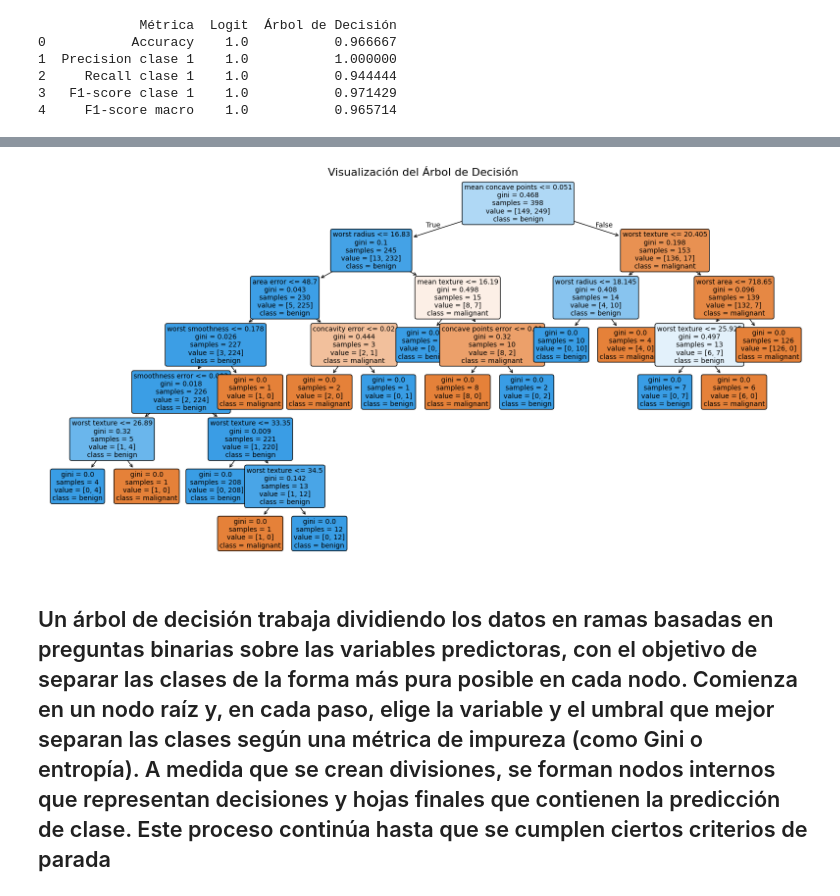
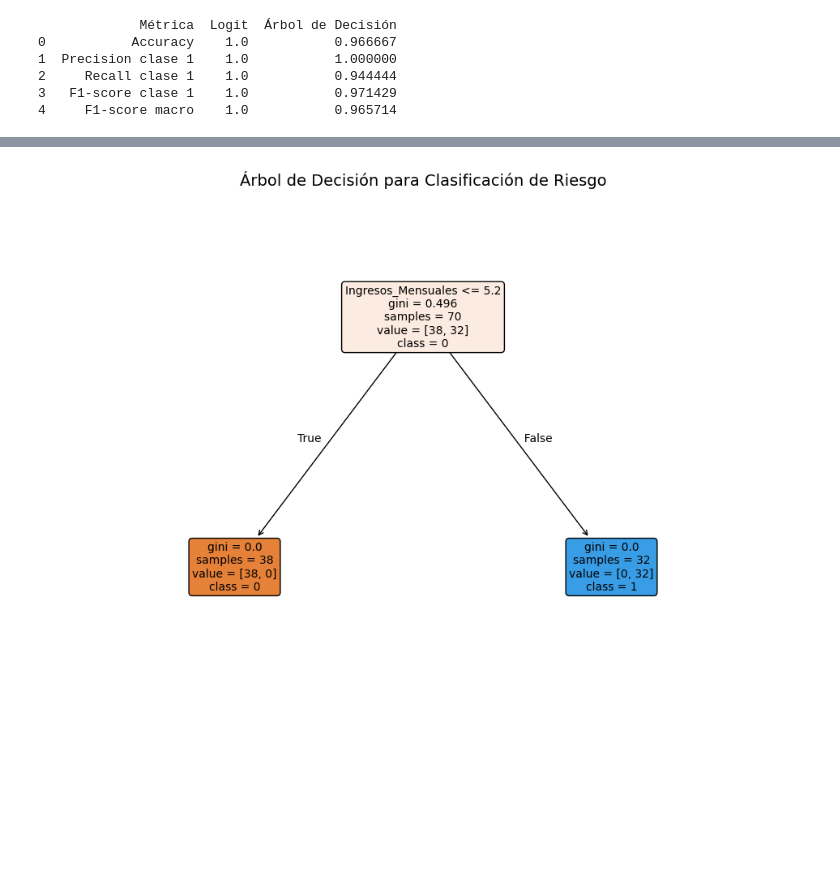
Before and after one commit to lramireze68/MACHINE-LEARNING-I-REGRESION-LINEAL, a Jupyter notebook: Programming Exercise 3-Logit_arbol creditos.ipynb, the cells around one changed output, grey strips where cells are left out. Cells and saved outputs as stored; diff of their text form; code cells hidden in the pictures; blank space fills up the shorter version.

```diff
--- a/Programming Exercise 3-Logit_arbol creditos.ipynb
+++ b/Programming Exercise 3-Logit_arbol creditos.ipynb
@@ -316,38 +311,0 @@ print(df_comp)
-# %%
-# Importar librerías necesarias
-import matplotlib.pyplot as plt
-from sklearn.datasets import load_breast_cancer
-from sklearn.model_selection import train_test_split
-from sklearn.tree import DecisionTreeClassifier, plot_tree
-import pandas as pd
-
-# Cargar el dataset de cáncer de mama
-data = load_breast_cancer()
-X = pd.DataFrame(data.data, columns=data.feature_names)
-y = pd.Series(data.target, name="target")
-
-# Partir los datos en entrenamiento y prueba
-X_train, X_test, y_train, y_test = train_test_split(
-    X, y, test_size=0.3, random_state=42
-)
-
-# Crear y entrenar el modelo de árbol de decisión
-tree_model = DecisionTreeClassifier(random_state=42)
-tree_model.fit(X_train, y_train)
-
-# Visualizar el árbol
-plt.figure(figsize=(20, 10))  # Ajustar el tamaño de la figura
-plot_tree(
-    tree_model,
-    feature_names=data.feature_names,  # Nombres de las variables
-    class_names=data.target_names,     # Nombres de las clases (benigno, maligno)
-    filled=True,                       # Colorear los nodos según la clase
-    rounded=True,                      # Bordes redondeados
-    fontsize=10                        # Tamaño de la fuente en los nodos
-)
-plt.title("Visualización del Árbol de Decisión", fontsize=16)
-plt.show()
-# %% [output]
-[figure, removed]
-# %% [markdown]
-## Un árbol de decisión trabaja dividiendo los datos en ramas basadas en preguntas binarias sobre las variables predictoras, con el objetivo de separar las clases de la forma más pura posible en cada nodo. Comienza en un nodo raíz y, en cada paso, elige la variable y el umbral que mejor separan las clases según una métrica de impureza (como Gini o entropía). A medida que se crean divisiones, se forman nodos internos que representan decisiones y hojas finales que contienen la predicción de clase. Este proceso continúa hasta que se cumplen ciertos criterios de parada
@@ -353,0 +318,38 @@ plt.show()
+# %%
+# Importar librerías necesarias
+import matplotlib.pyplot as plt
+from sklearn.model_selection import train_test_split
+from sklearn.tree import DecisionTreeClassifier, plot_tree
+import pandas as pd
+
+# Cargar tu archivo CSV
+data = pd.read_csv("C:\\Users\\LILI\\Downloads\\datos_credito_bogota_millones.csv")
+data.columns = ['Ingresos_Mensuales', 'Monto_deuda_actual', 'label']
+
+# Separar X e y
+X = data[['Ingresos_Mensuales', 'Monto_deuda_actual']]
+y = data['label']  # Ojo: sin doble corchete para que sea una Serie
+
+# Separar en entrenamiento y prueba
+X_train, X_test, y_train, y_test = train_test_split(
+    X, y, test_size=0.3, random_state=42
+)
+
+# Entrenar el modelo de árbol de decisión
+tree_model = DecisionTreeClassifier(random_state=42)
+tree_model.fit(X_train, y_train)
+
+# Visualizar el árbol
+plt.figure(figsize=(12, 8))
+plot_tree(
+    tree_model,
+    feature_names=X.columns,         # Usa los nombres reales de tus variables
+    class_names=['0', '1'],          # Etiquetas según las clases que tienes
+    filled=True,
+    rounded=True,
+    fontsize=10
+)
+plt.title("Árbol de Decisión para Clasificación de Riesgo", fontsize=14)
+plt.show()
+# %% [output]
+[figure, added]
```
Also changed, not shown: parts of 8 cells of this notebook, 1 other file.
